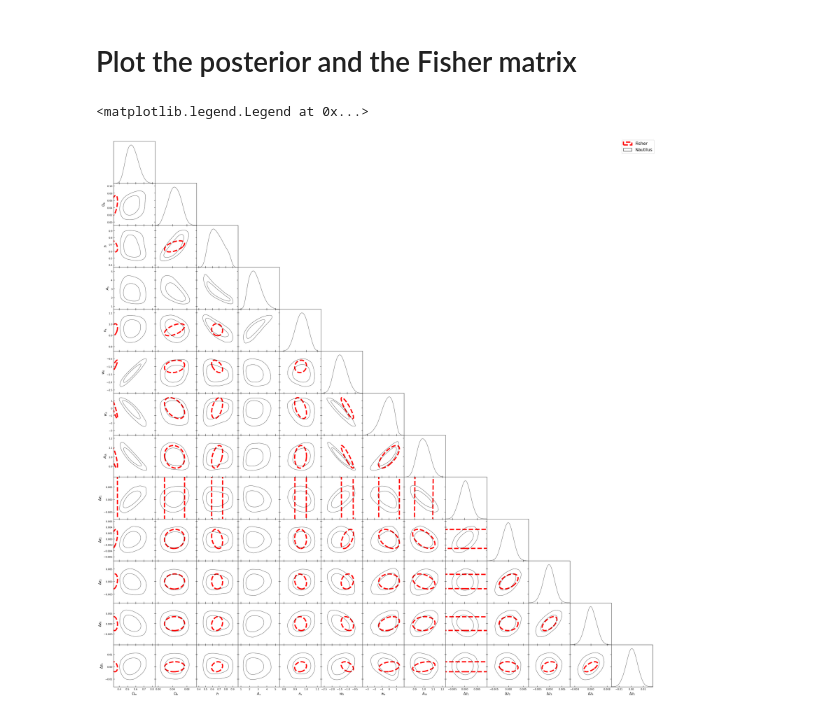
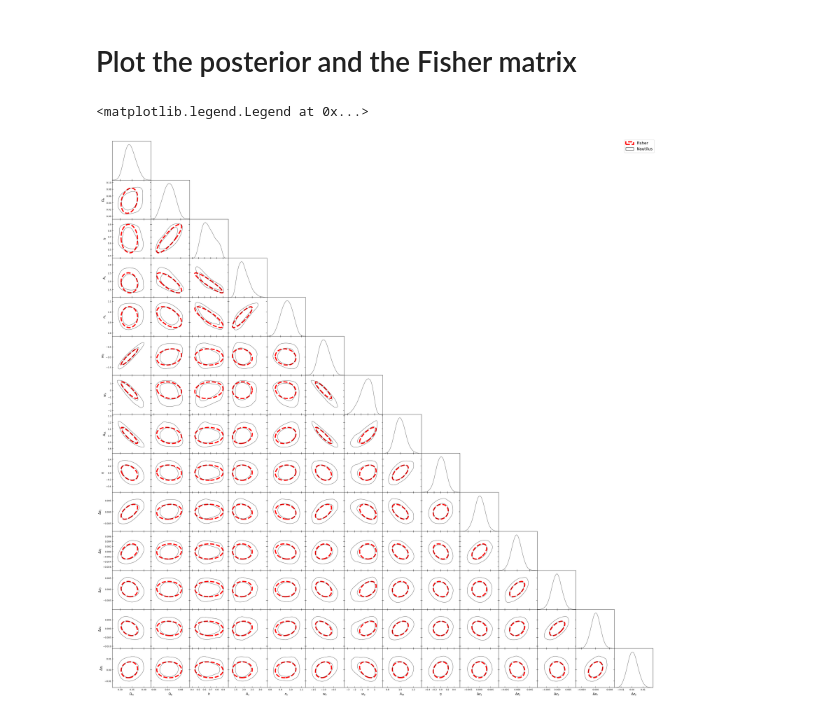
Before and after one commit to chrgeorgiou/CS_Fisher, a Jupyter notebook: validation/NS_validation.ipynb, the cells around one changed output. Saved outputs shown, nothing was run; the diff lists cells and outputs as text; code cells hidden in the pictures.

```diff
--- a/validation/NS_validation.ipynb
+++ b/validation/NS_validation.ipynb
@@ -47,6 +48,8 @@ for ip, p in enumerate(config.sampling_validation.keys()):
         raise ValueError(f'Input parameter in config file had problem: {p}')
 
 sampler = Sampler(prior, lambda x: 1., filepath=filename)
+# %%
+fm = fm.transform_A_s_to_m9A_s()
 # %%
 points, log_w, log_l = sampler.posterior()
 ndim = points.shape[1]
@@ -62,3 +65,7 @@ gd_samples_nautilus = MCSamples(samples=points,
 Removed no burn in
 # %% [markdown]
 # Plot the posterior and the Fisher matrix
+# %%
+m = GaussianND(fm.fiducial_parameters.astype(float), fm.covariance,
+               #labels=[x.strip('$') for x in fm.latex_parameters],
+               names=fm.parameters)
@@ -65,21 +90,21 @@ Removed no burn in
 # %%
 # Triangle plot
 g = plots.get_subplot_plotter()
 g.settings.num_plot_contours = 2
-g.triangle_plot([gd_samples_nautilus])
+g.triangle_plot([gd_samples_nautilus, m], legend_labels=['Nautilus', 'Fisher'])
 
 for p2i in range(ndim): # row
     for p1i in range(p2i): # column
         ax = g.subplots[p2i, p1i]
         mu = [fm.fiducial_parameters[p1i], fm.fiducial_parameters[p2i]]
         ax, xlim, ylim, mu, latex = fm.draw_covariance_ellipse(ax, [fm.parameters[p1i], fm.parameters[p2i]],
             CL=0.68, color='r', fill=False, ls='--', label='Fisher', linewidth=4)
 
 handles, legend_labels = ax.get_legend_handles_labels()
 from matplotlib.patches import Patch
 handles.append(Patch(facecolor='white', edgecolor='k'))
 legend_labels.append('Nautilus')
 g.fig.legend(handles, legend_labels, fontsize=14, loc='upper right')
 # %% [output]
 <matplotlib.legend.Legend at 0x...>
-[figure, old version]
+[figure, new version]
```
Also changed, not shown: parts of 4 cells of this notebook, 3 other files.
